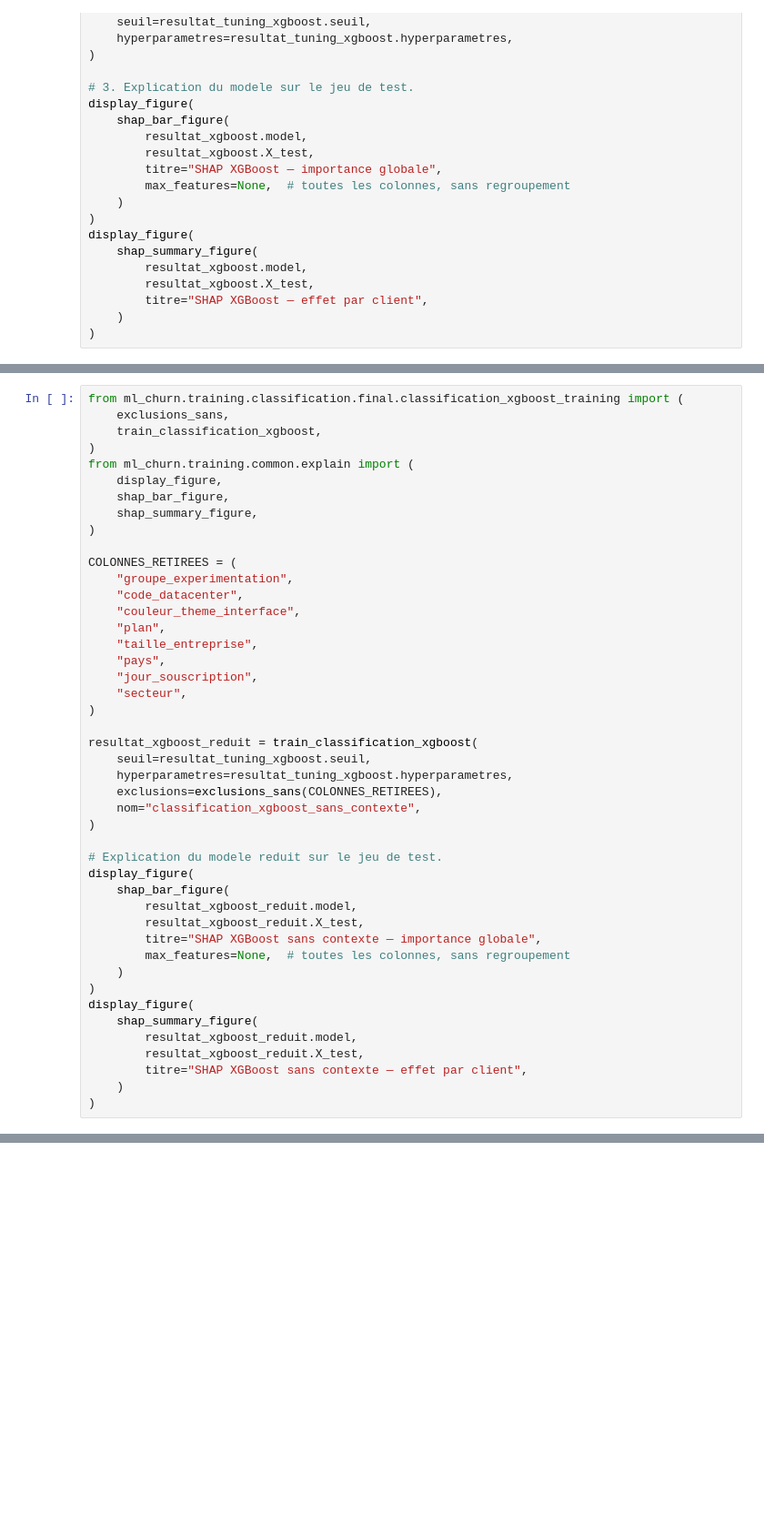
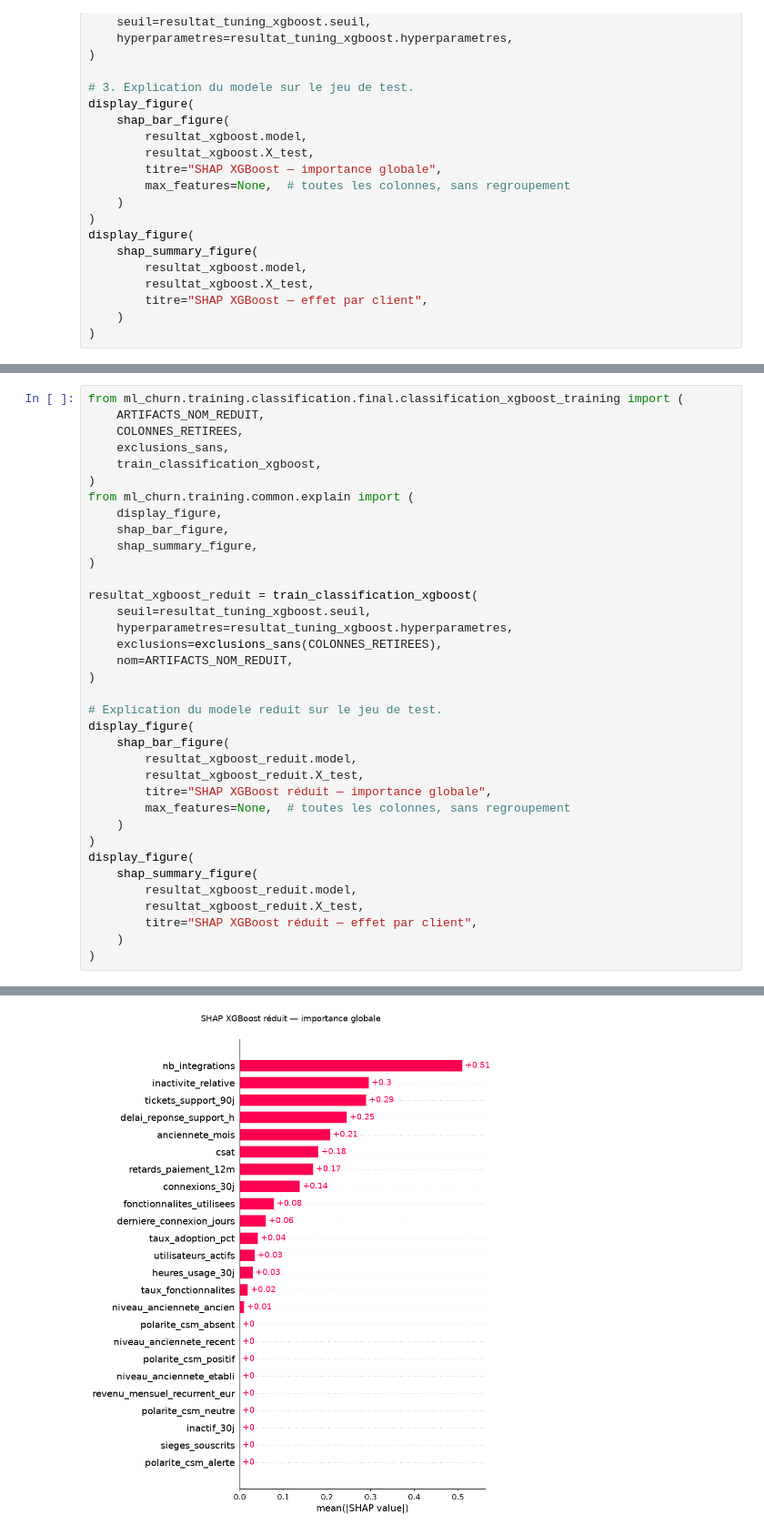
Before and after one commit to aurelien-V03/ml-churn, a Jupyter notebook: churn-notebook.ipynb, the cells around one changed output, grey strips where cells are left out. Shown at 91% size. Saved outputs shown, nothing was run; the diff lists cells and outputs as text; blank space fills up the shorter version.

Commit message:
compare baseline to reduced XGBoost model

```diff
--- a/churn-notebook.ipynb
+++ b/churn-notebook.ipynb
@@ -310,5 +320,7 @@ Entrainement d'un nouveau modèle avec exclusion des features :
 # %%
 from ml_churn.training.classification.final.classification_xgboost_training import (
+    ARTIFACTS_NOM_REDUIT,
+    COLONNES_RETIREES,
     exclusions_sans,
     train_classification_xgboost,
 )
@@ -318,22 +330,11 @@ from ml_churn.training.common.explain import (
     shap_summary_figure,
 )
 
-COLONNES_RETIREES = (
-    "groupe_experimentation",
-    "code_datacenter",
-    "couleur_theme_interface",
-    "plan",
-    "taille_entreprise",
-    "pays",
-    "jour_souscription",
-    "secteur",
-)
-
 resultat_xgboost_reduit = train_classification_xgboost(
     seuil=resultat_tuning_xgboost.seuil,
     hyperparametres=resultat_tuning_xgboost.hyperparametres,
     exclusions=exclusions_sans(COLONNES_RETIREES),
-    nom="classification_xgboost_sans_contexte",
+    nom=ARTIFACTS_NOM_REDUIT,
 )
 
 # Explication du modele reduit sur le jeu de test.
@@ -341,7 +342,7 @@ display_figure(
     shap_bar_figure(
         resultat_xgboost_reduit.model,
         resultat_xgboost_reduit.X_test,
-        titre="SHAP XGBoost sans contexte — importance globale",
+        titre="SHAP XGBoost réduit — importance globale",
         max_features=None,  # toutes les colonnes, sans regroupement
     )
 )
@@ -349,6 +350,7 @@ display_figure(
     shap_summary_figure(
         resultat_xgboost_reduit.model,
         resultat_xgboost_reduit.X_test,
-        titre="SHAP XGBoost sans contexte — effet par client",
+        titre="SHAP XGBoost réduit — effet par client",
     )
 )
+# %% [output]
@@ -354,0 +374 @@ display_figure(
+[figure, added]
```
Also changed, not shown: parts of 3 cells of this notebook, 9 other files.
